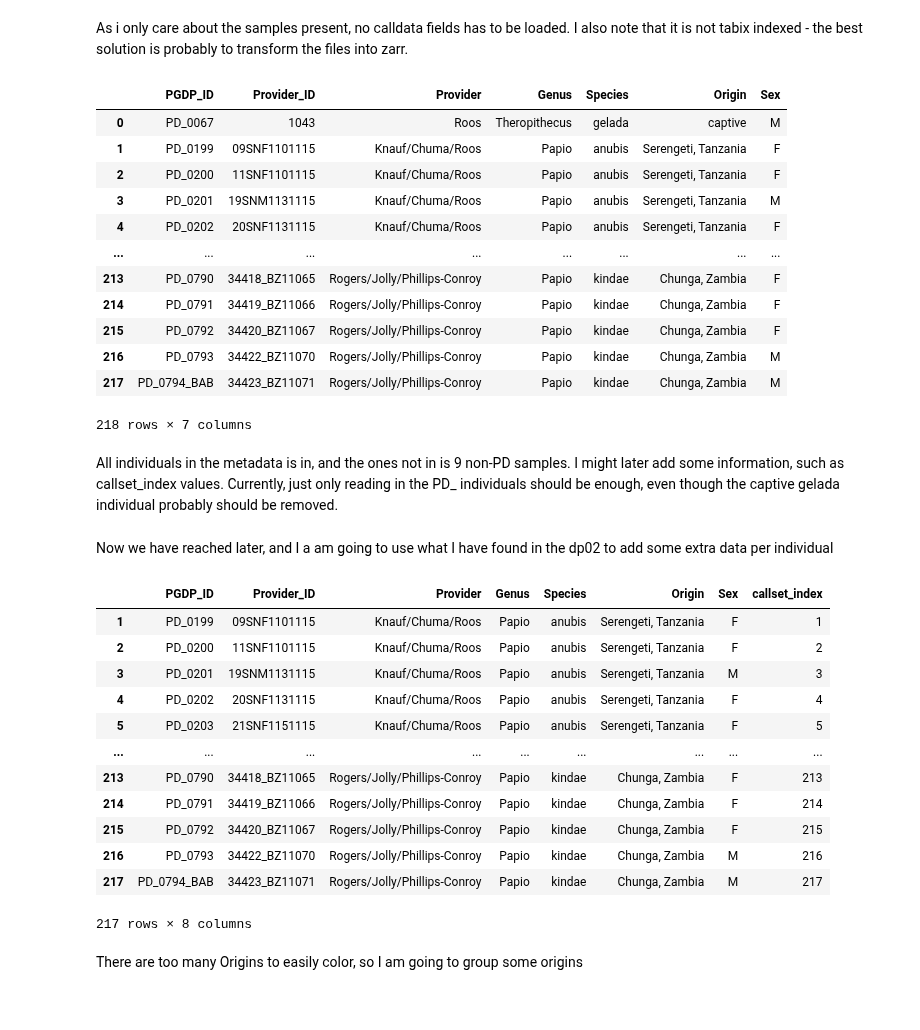
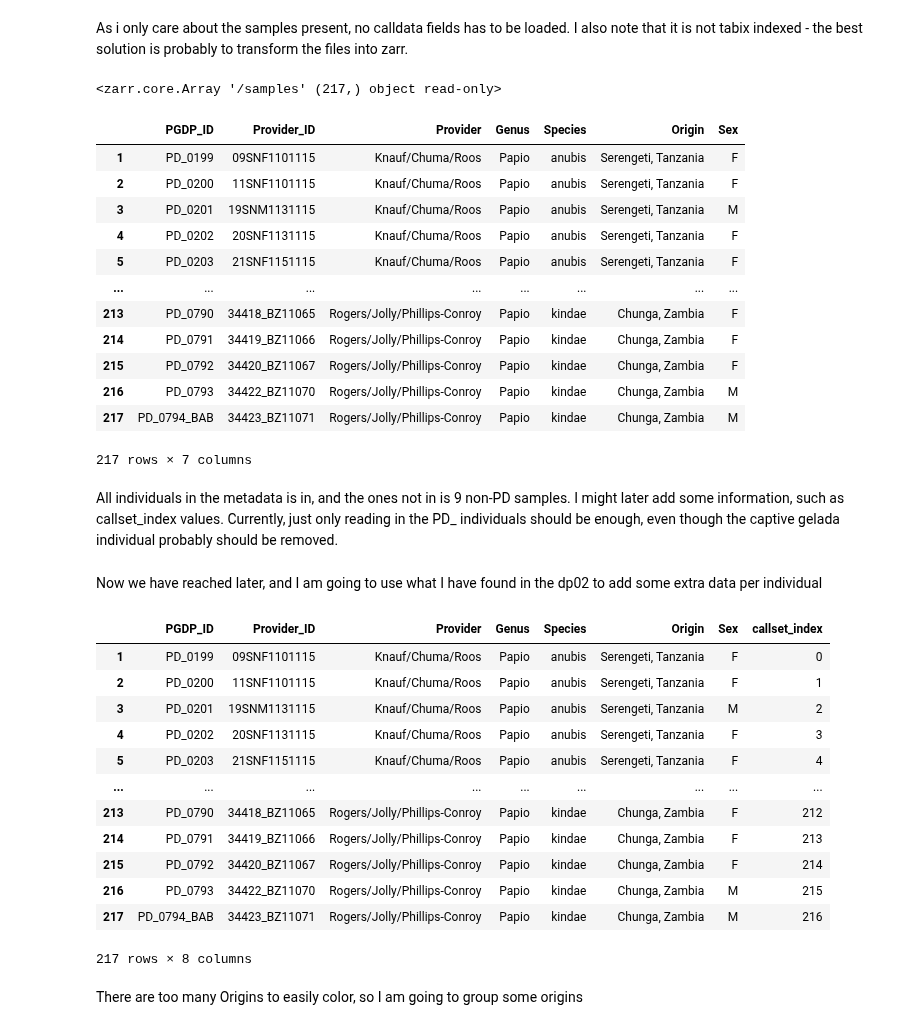
Before and after one commit to erikfogh/baboon_analysis, a Jupyter notebook: notebooks/dp01_metadata.ipynb, the cells around one changed output. Drawn from its saved outputs; the diff is of its cells as text; code cells hidden in the pictures.

```diff
--- a/notebooks/dp01_metadata.ipynb
+++ b/notebooks/dp01_metadata.ipynb
@@ -16,24 +11,32 @@ vcf_callset = allel.read_vcf(vcf_path.format("chrX"), samples=meta_data_samples[
+# %%
+zarr_dir = "/faststorage/project/baboondiversity/data/PG_panu3_zarr_01_03_2021/callset.zarr/chrX"
+#Opening the zarr data
+callset = zarr.open_group(zarr_dir, mode="r")
+# %%
+callset["samples"]
+# %% [output]
+<zarr.core.Array '/samples' (217,) object read-only>
 # %%
-meta_data_samples.loc[meta_data_samples.PGDP_ID.isin(vcf_callset["samples"])]
+meta_data_samples.loc[meta_data_samples.PGDP_ID.isin(callset["samples"])]
 # %% [output]
 |  | PGDP_ID | Provider_ID | Provider | Genus | Species | Origin | Sex |
-| 0 | PD_0067 | 1043 | Roos | Theropithecus | gelada | captive | M |
 | 1 | PD_0199 | 09SNF1101115 | Knauf/Chuma/Roos | Papio | anubis | Serengeti, Tanzania | F |
 | 2 | PD_0200 | 11SNF1101115 | Knauf/Chuma/Roos | Papio | anubis | Serengeti, Tanzania | F |
 | 3 | PD_0201 | 19SNM1131115 | Knauf/Chuma/Roos | Papio | anubis | Serengeti, Tanzania | M |
 | 4 | PD_0202 | 20SNF1131115 | Knauf/Chuma/Roos | Papio | anubis | Serengeti, Tanzania | F |
+| 5 | PD_0203 | 21SNF1151115 | Knauf/Chuma/Roos | Papio | anubis | Serengeti, Tanzania | F |
 | ... | ... | ... | ... | ... | ... | ... | ... |
 | 213 | PD_0790 | 34418_BZ11065 | Rogers/Jolly/Phillips-Conroy | Papio | kindae | Chunga, Zambia | F |
 | 214 | PD_0791 | 34419_BZ11066 | Rogers/Jolly/Phillips-Conroy | Papio | kindae | Chunga, Zambia | F |
 | 215 | PD_0792 | 34420_BZ11067 | Rogers/Jolly/Phillips-Conroy | Papio | kindae | Chunga, Zambia | F |
 | 216 | PD_0793 | 34422_BZ11070 | Rogers/Jolly/Phillips-Conroy | Papio | kindae | Chunga, Zambia | M |
 | 217 | PD_0794_BAB | 34423_BZ11071 | Rogers/Jolly/Phillips-Conroy | Papio | kindae | Chunga, Zambia | M |
-218 rows × 7 columns
+217 rows × 7 columns
 # %% [markdown]
 All individuals in the metadata is in, and the ones not in is 9 non-PD samples. I might later add some information, such as callset_index values.
 Currently, just only reading in the PD_ individuals should be enough, even though the captive gelada individual probably should be removed.
 # %% [markdown]
-Now we have reached later, and I a am going to use what I have found in the dp02 to add some extra data per individual
+Now we have reached later, and I am going to use what I have found in the dp02 to add some extra data per individual
 # %%
 meta_data_samples = pd.read_excel("../data/New_Papio.xlsx")
 meta_data_samples = meta_data_samples.loc[meta_data_samples.Origin != "captive"]
@@ -42,23 +45,23 @@ callset = zarr.open_group(zarr_dir, mode='r')
 gt = allel.GenotypeArray(callset["calldata/GT"])
 # %%
 #Code burrowed from Kasper the make the callset_indexes.
-samples_list = list(vcf_callset['samples'][:])
+samples_list = list(callset['samples'][:])
 samples_callset_index = [samples_list.index(s) for s in meta_data_samples.PGDP_ID]
 meta_data_samples['callset_index'] = samples_callset_index
 meta_data_samples
 # %% [output]
 |  | PGDP_ID | Provider_ID | Provider | Genus | Species | Origin | Sex | callset_index |
-| 1 | PD_0199 | 09SNF1101115 | Knauf/Chuma/Roos | Papio | anubis | Serengeti, Tanzania | F | 1 |
-| 2 | PD_0200 | 11SNF1101115 | Knauf/Chuma/Roos | Papio | anubis | Serengeti, Tanzania | F | 2 |
-| 3 | PD_0201 | 19SNM1131115 | Knauf/Chuma/Roos | Papio | anubis | Serengeti, Tanzania | M | 3 |
-| 4 | PD_0202 | 20SNF1131115 | Knauf/Chuma/Roos | Papio | anubis | Serengeti, Tanzania | F | 4 |
-| 5 | PD_0203 | 21SNF1151115 | Knauf/Chuma/Roos | Papio | anubis | Serengeti, Tanzania | F | 5 |
+| 1 | PD_0199 | 09SNF1101115 | Knauf/Chuma/Roos | Papio | anubis | Serengeti, Tanzania | F | 0 |
+| 2 | PD_0200 | 11SNF1101115 | Knauf/Chuma/Roos | Papio | anubis | Serengeti, Tanzania | F | 1 |
+| 3 | PD_0201 | 19SNM1131115 | Knauf/Chuma/Roos | Papio | anubis | Serengeti, Tanzania | M | 2 |
+| 4 | PD_0202 | 20SNF1131115 | Knauf/Chuma/Roos | Papio | anubis | Serengeti, Tanzania | F | 3 |
+| 5 | PD_0203 | 21SNF1151115 | Knauf/Chuma/Roos | Papio | anubis | Serengeti, Tanzania | F | 4 |
 | ... | ... | ... | ... | ... | ... | ... | ... | ... |
-| 213 | PD_0790 | 34418_BZ11065 | Rogers/Jolly/Phillips-Conroy | Papio | kindae | Chunga, Zambia | F | 213 |
-| 214 | PD_0791 | 34419_BZ11066 | Rogers/Jolly/Phillips-Conroy | Papio | kindae | Chunga, Zambia | F | 214 |
-| 215 | PD_0792 | 34420_BZ11067 | Rogers/Jolly/Phillips-Conroy | Papio | kindae | Chunga, Zambia | F | 215 |
-| 216 | PD_0793 | 34422_BZ11070 | Rogers/Jolly/Phillips-Conroy | Papio | kindae | Chunga, Zambia | M | 216 |
-| 217 | PD_0794_BAB | 34423_BZ11071 | Rogers/Jolly/Phillips-Conroy | Papio | kindae | Chunga, Zambia | M | 217 |
+| 213 | PD_0790 | 34418_BZ11065 | Rogers/Jolly/Phillips-Conroy | Papio | kindae | Chunga, Zambia | F | 212 |
+| 214 | PD_0791 | 34419_BZ11066 | Rogers/Jolly/Phillips-Conroy | Papio | kindae | Chunga, Zambia | F | 213 |
+| 215 | PD_0792 | 34420_BZ11067 | Rogers/Jolly/Phillips-Conroy | Papio | kindae | Chunga, Zambia | F | 214 |
+| 216 | PD_0793 | 34422_BZ11070 | Rogers/Jolly/Phillips-Conroy | Papio | kindae | Chunga, Zambia | M | 215 |
+| 217 | PD_0794_BAB | 34423_BZ11071 | Rogers/Jolly/Phillips-Conroy | Papio | kindae | Chunga, Zambia | M | 216 |
 217 rows × 8 columns
 # %% [markdown]
 There are too many Origins to easily color, so I am going to group some origins
```
Also changed, not shown: parts of 6 cells of this notebook, 43 other files.
